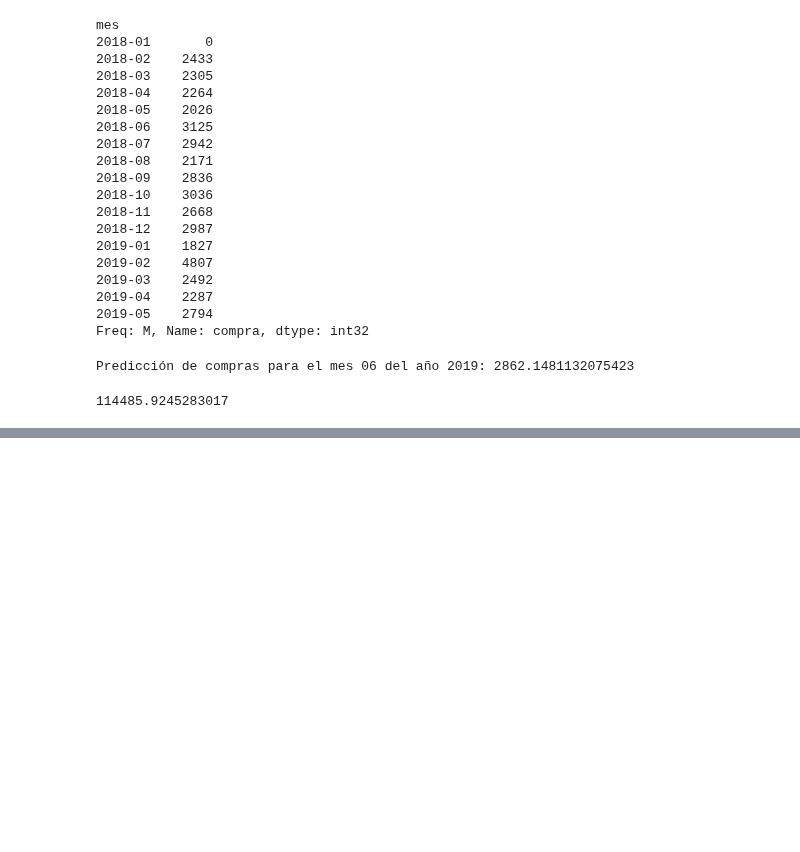
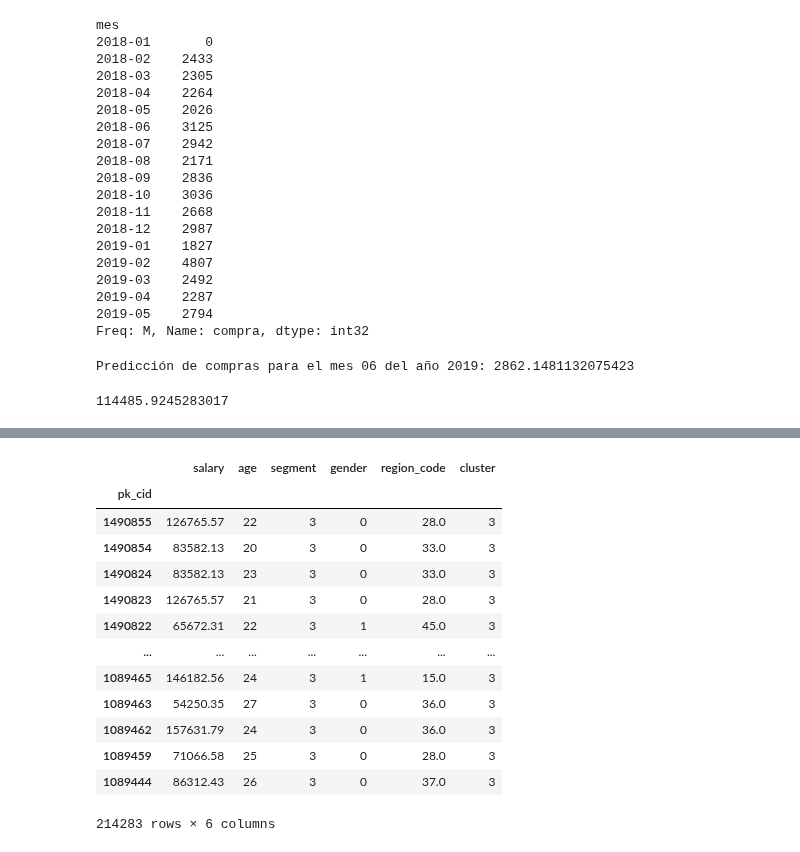
Before and after one commit to dgonzalezDS/DscTfm, a Jupyter notebook: df_targetAhorro.ipynb, the cells around one changed output, grey strips where cells are left out. Cells and saved outputs as stored; diff of their text form; code cells hidden in the pictures; blank space fills up the shorter version.

```diff
--- a/df_targetAhorro.ipynb
+++ b/df_targetAhorro.ipynb
@@ -283,0 +298,25 @@ evaluate_model(label='XGBoost',
+# %%
+df_rc2 = df_rc2[["pk_cid","salary","age","segment","gender","region_code"]]
+# %%
+df_rc3 = df_rc2.merge(df_rc["cluster"], left_on="pk_cid", right_index=True, how="inner")
+# %%
+df_rc3 = df_rc3.set_index("pk_cid")
+# %%
+df_cluster_3 = df_rc3[df_rc3["cluster"] == 3].copy()
+# %%
+df_cluster_3
+# %% [output]
+|  | salary | age | segment | gender | region_code | cluster |
+| pk_cid |  |  |  |  |  |  |
+| 1490855 | 126765.57 | 22 | 3 | 0 | 28.0 | 3 |
+| 1490854 | 83582.13 | 20 | 3 | 0 | 33.0 | 3 |
+| 1490824 | 83582.13 | 23 | 3 | 0 | 33.0 | 3 |
+| 1490823 | 126765.57 | 21 | 3 | 0 | 28.0 | 3 |
+| 1490822 | 65672.31 | 22 | 3 | 1 | 45.0 | 3 |
+| ... | ... | ... | ... | ... | ... | ... |
+| 1089465 | 146182.56 | 24 | 3 | 1 | 15.0 | 3 |
+| 1089463 | 54250.35 | 27 | 3 | 0 | 36.0 | 3 |
+| 1089462 | 157631.79 | 24 | 3 | 0 | 36.0 | 3 |
+| 1089459 | 71066.58 | 25 | 3 | 0 | 28.0 | 3 |
+| 1089444 | 86312.43 | 26 | 3 | 0 | 37.0 | 3 |
+214283 rows × 6 columns
```
Also changed, not shown: parts of 29 cells of this notebook, 3 other files.
